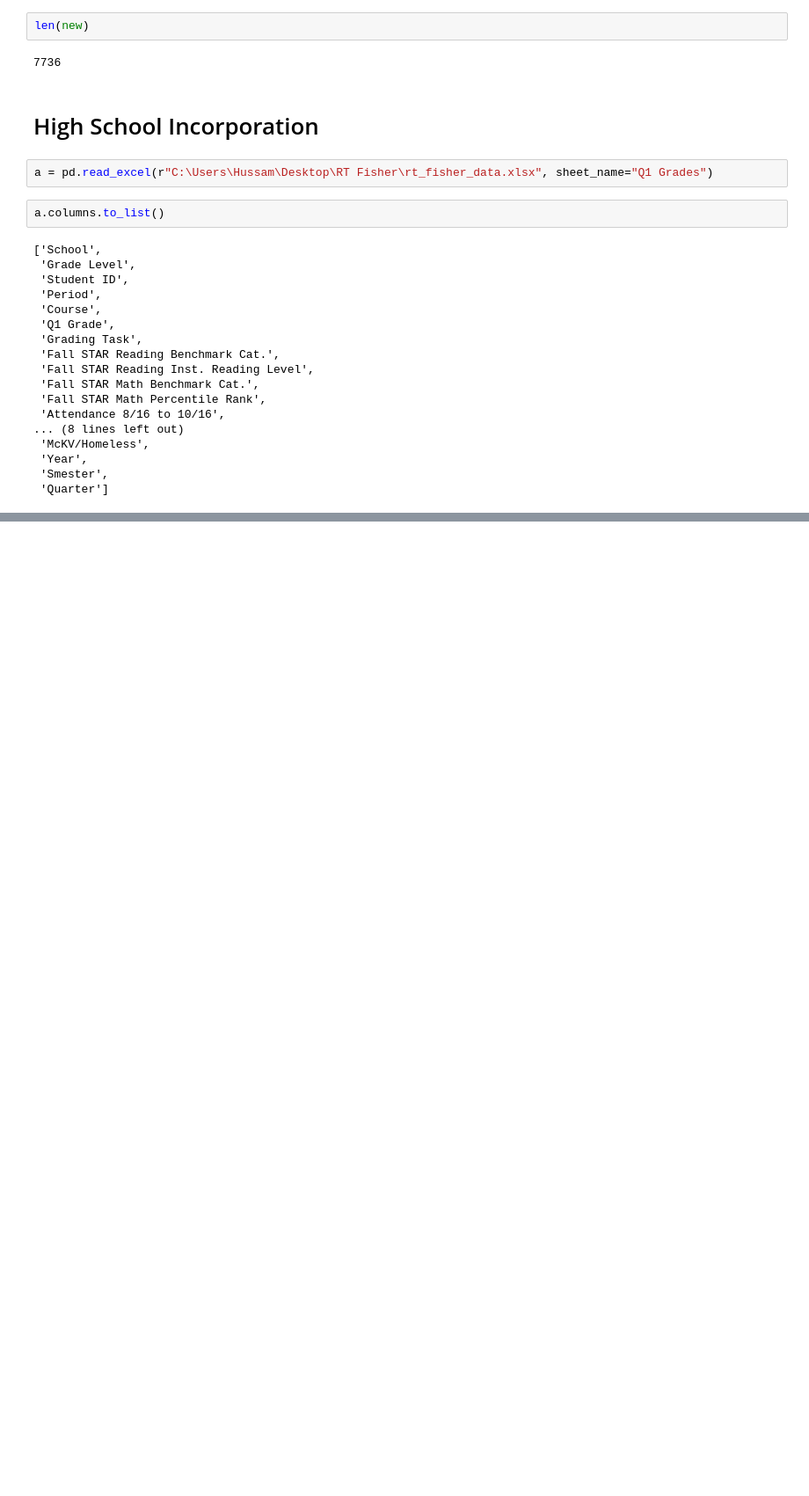
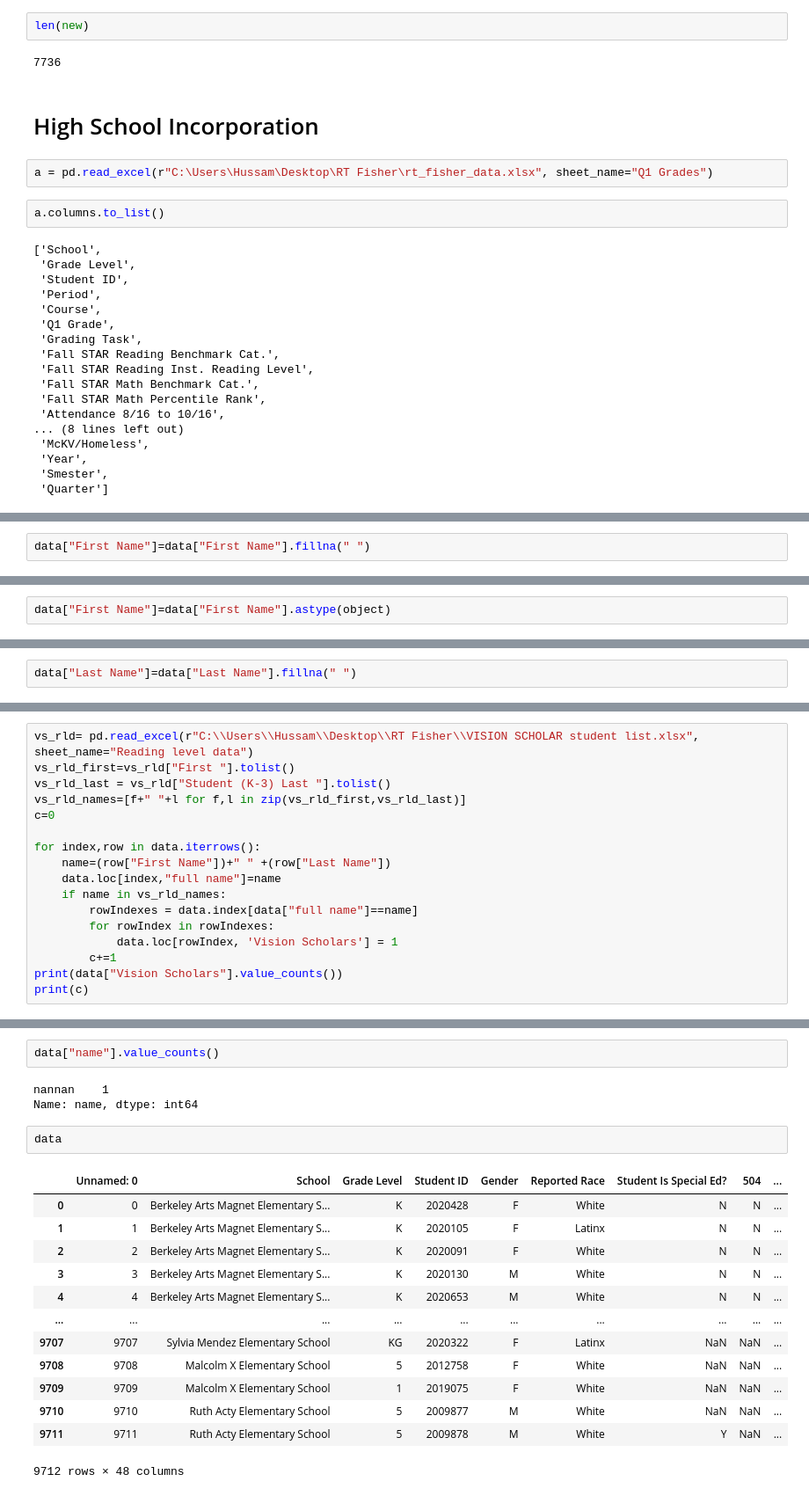
Before and after one commit to hussam95/vincent_eda, a Jupyter notebook: new_old_similarity_check.ipynb, the cells around one changed output, grey strips where cells are left out. Shown at 88% size. Saved outputs shown, nothing was run; the diff lists cells and outputs as text; blank space fills up the shorter version.

Commit message:
Vision scholars step up merged to mastersheet

```diff
--- a/new_old_similarity_check.ipynb
+++ b/new_old_similarity_check.ipynb
@@ -1178,0 +1386,2 @@ a.columns.to_list()
+# %%
+data["First Name"]=data["First Name"].fillna(" ")
@@ -1178,0 +1403,2 @@ a.columns.to_list()
+# %%
+data["First Name"]=data["First Name"].astype(object)
@@ -1178,0 +1420,2 @@ a.columns.to_list()
+# %%
+data["Last Name"]=data["Last Name"].fillna(" ")
@@ -1178,0 +1437,17 @@ a.columns.to_list()
+# %%
+vs_rld= pd.read_excel(r"C:\\Users\\Hussam\\Desktop\\RT Fisher\\VISION SCHOLAR student list.xlsx", sheet_name="Reading level data")
+vs_rld_first=vs_rld["First "].tolist()
+vs_rld_last = vs_rld["Student (K-3) Last "].tolist()
+vs_rld_names=[f+" "+l for f,l in zip(vs_rld_first,vs_rld_last)]
+c=0
+
+for index,row in data.iterrows():
+    name=(row["First Name"])+" " +(row["Last Name"])
+    data.loc[index,"full name"]=name
+    if name in vs_rld_names:
+        rowIndexes = data.index[data["full name"]==name]
+        for rowIndex in rowIndexes:
+            data.loc[rowIndex, 'Vision Scholars'] = 1
+        c+=1
+print(data["Vision Scholars"].value_counts())
+print(c)
@@ -1178,0 +1479,21 @@ a.columns.to_list()
+# %%
+data["name"].value_counts()
+# %% [output]
+nannan    1
+Name: name, dtype: int64
+# %%
+data
+# %% [output]
+|  | Unnamed: 0 | School | Grade Level | Student ID | Gender | Reported Race | Student Is Special Ed? | 504 | ... |
+| 0 | 0 | Berkeley Arts Magnet Elementary S... | K | 2020428 | F | White | N | N | ... |
+| 1 | 1 | Berkeley Arts Magnet Elementary S... | K | 2020105 | F | Latinx | N | N | ... |
+| 2 | 2 | Berkeley Arts Magnet Elementary S... | K | 2020091 | F | White | N | N | ... |
+| 3 | 3 | Berkeley Arts Magnet Elementary S... | K | 2020130 | M | White | N | N | ... |
+| 4 | 4 | Berkeley Arts Magnet Elementary S... | K | 2020653 | M | White | N | N | ... |
+| ... | ... | ... | ... | ... | ... | ... | ... | ... | ... |
+| 9707 | 9707 | Sylvia Mendez Elementary School | KG | 2020322 | F | Latinx | NaN | NaN | ... |
+| 9708 | 9708 | Malcolm X Elementary School | 5 | 2012758 | F | White | NaN | NaN | ... |
+| 9709 | 9709 | Malcolm X Elementary School | 1 | 2019075 | F | White | NaN | NaN | ... |
+| 9710 | 9710 | Ruth Acty Elementary School | 5 | 2009877 | M | White | NaN | NaN | ... |
+| 9711 | 9711 | Ruth Acty Elementary School | 5 | 2009878 | M | White | Y | NaN | ... |
+9712 rows × 48 columns
```
Also changed, not shown: parts of 65 cells of this notebook.
